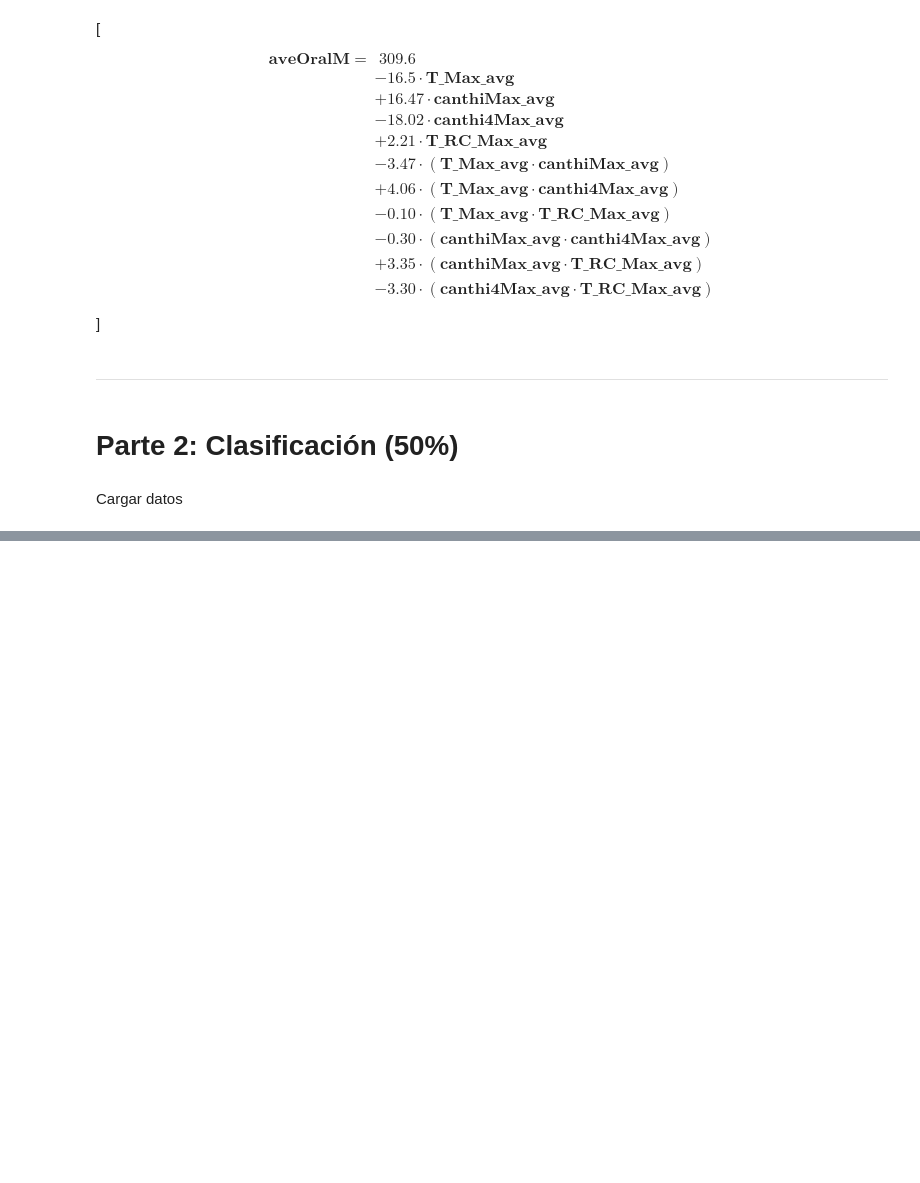
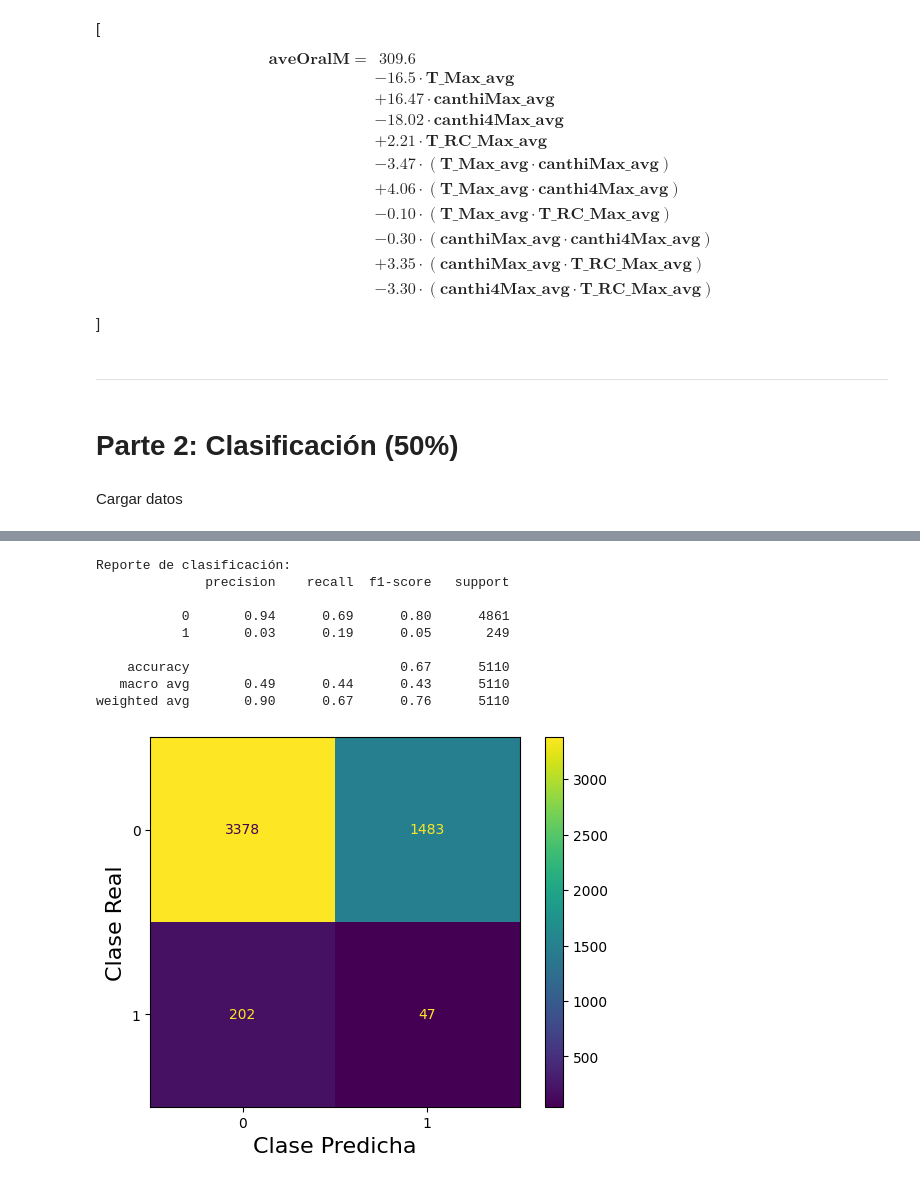
Before and after one commit to danieladonado/proyecto_2, a Jupyter notebook: proyecto_2.ipynb, the cells around one changed output, grey strips where cells are left out. Cells and saved outputs as stored; diff of their text form; code cells hidden in the pictures; blank space fills up the shorter version.

```diff
--- a/proyecto_2.ipynb
+++ b/proyecto_2.ipynb
@@ -670,0 +715,3 @@ df = pd.read_csv("")
+# %%
+data_encoded = pd.get_dummies(df, columns=['gender', 'smoking_status'])
+data_encoded.head()
@@ -670,0 +729,11 @@ df = pd.read_csv("")
+# %%
+x= data_encoded.drop(columns=['stroke'])
+y= data_encoded['stroke']
+scaler = StandardScaler()
+X_scaled = scaler.fit_transform(x)
+
+kmeans = KMeans(n_clusters=2, random_state=42)
+kmeans.fit(X_scaled)
+y_kmeans = kmeans.predict(X_scaled)
+data_encoded['KMeans']= y_kmeans
+data_encoded.head()
@@ -670,0 +747,28 @@ df = pd.read_csv("")
+# %%
+y_test= data_encoded['stroke']
+y_pred= data_encoded['KMeans']
+
+
+print("Reporte de clasificación:")
+print(classification_report(y_test, y_pred))
+
+
+conf_matrix = confusion_matrix(y_test, y_pred)
+
+disp = ConfusionMatrixDisplay(confusion_matrix=conf_matrix)
+disp.plot()
+disp.ax_.grid(0)
+plt.xlabel('Clase Predicha',fontsize=16)
+plt.ylabel('Clase Real',fontsize=16)
+plt.show()
+# %% [output]
+Reporte de clasificación:
+              precision    recall  f1-score   support
+
+           0       0.94      0.69      0.80      4861
+           1       0.03      0.19      0.05       249
+
+    accuracy                           0.67      5110
+   macro avg       0.49      0.44      0.43      5110
+weighted avg       0.90      0.67      0.76      5110
+[figure, added]
```
Also changed, not shown: parts of 61 cells of this notebook.
